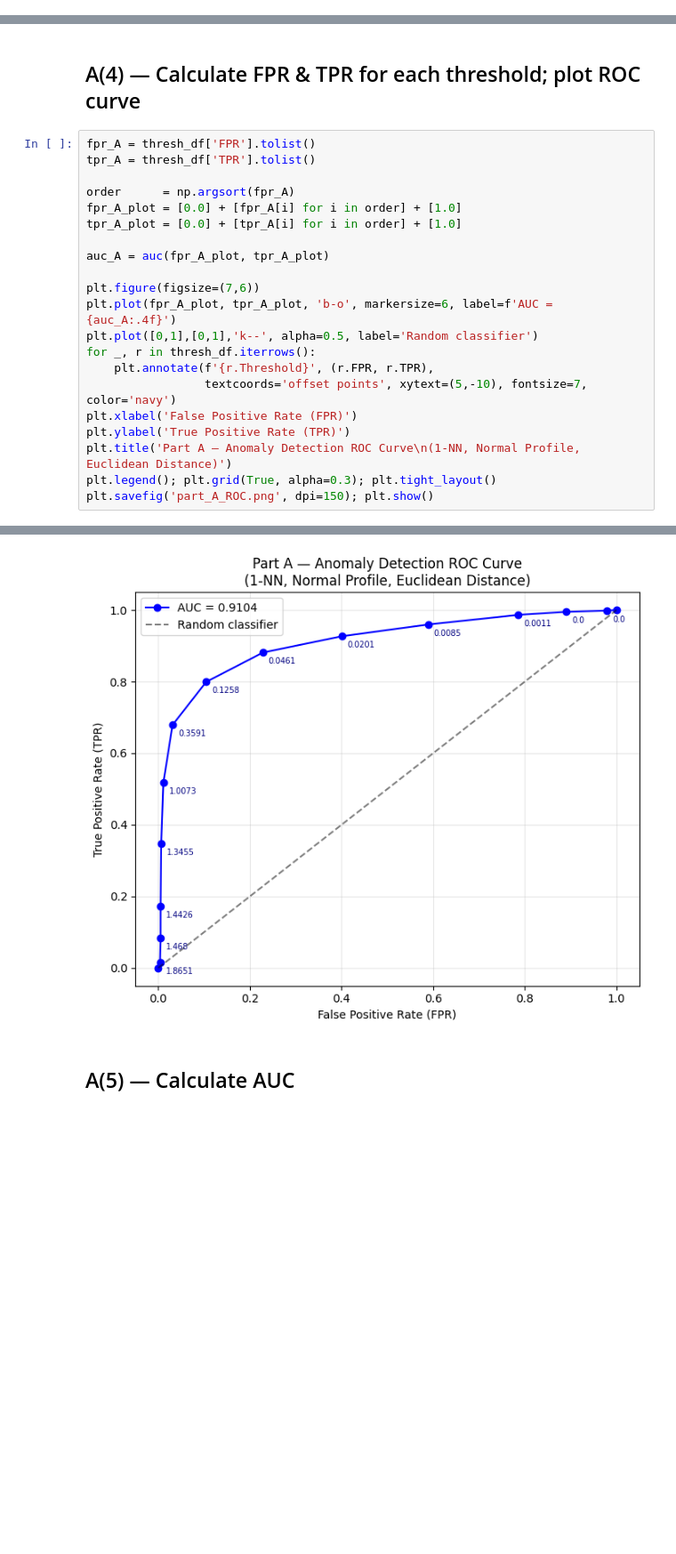
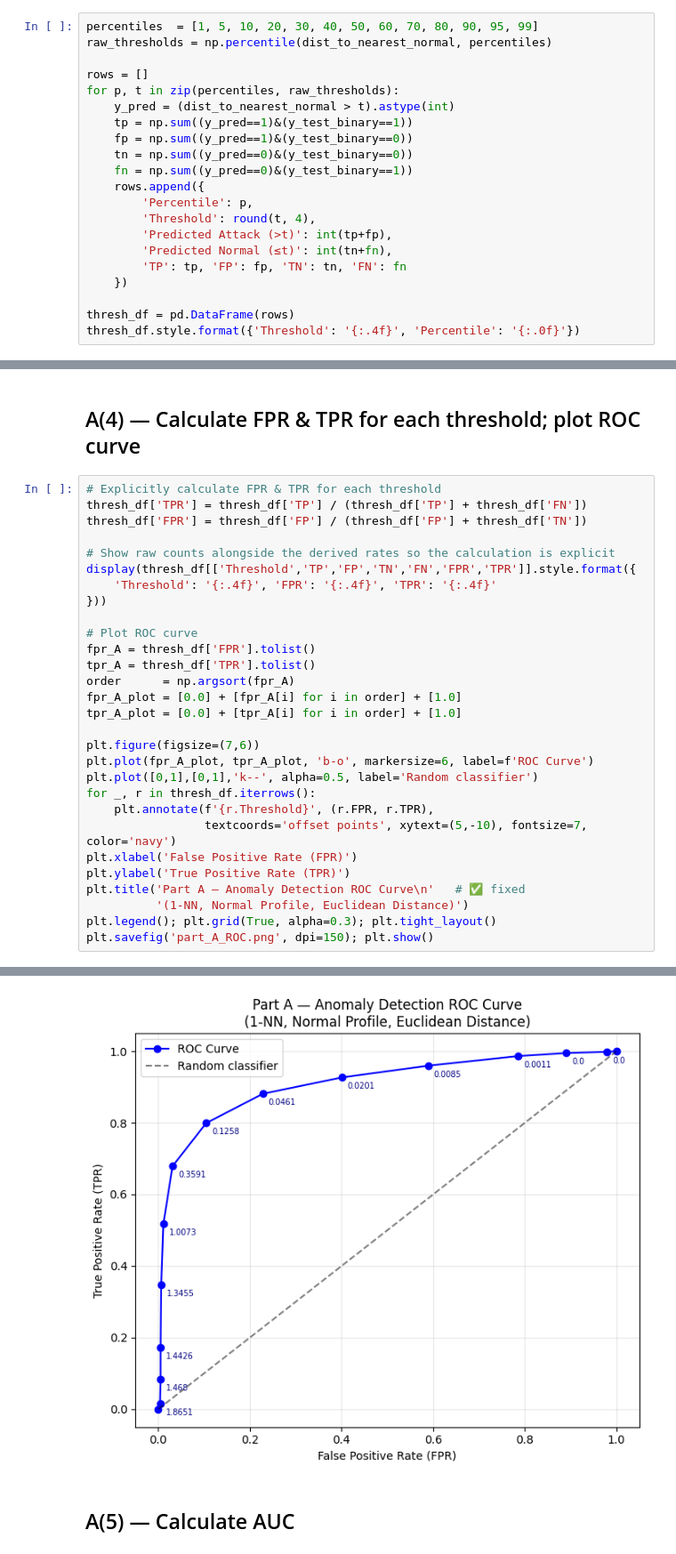
Before and after one commit to debjeet-chak/cid_hw3, a Jupyter notebook: HW3_CID.ipynb, the cells around one changed output, grey strips where cells are left out. Shown at 89% size. Saved outputs shown, nothing was run; the diff lists cells and outputs as text; blank space fills up the shorter version.

```diff
--- a/HW3_CID.ipynb
+++ b/HW3_CID.ipynb
@@ -183,0 +151,21 @@ thresh_df.style.format({'Threshold':'{:.4f}','TPR':'{:.4f}','FPR':'{:.4f}'})
+# %%
+percentiles  = [1, 5, 10, 20, 30, 40, 50, 60, 70, 80, 90, 95, 99]
+raw_thresholds = np.percentile(dist_to_nearest_normal, percentiles)
+
+rows = []
+for p, t in zip(percentiles, raw_thresholds):
+    y_pred = (dist_to_nearest_normal > t).astype(int)
+    tp = np.sum((y_pred==1)&(y_test_binary==1))
+    fp = np.sum((y_pred==1)&(y_test_binary==0))
+    tn = np.sum((y_pred==0)&(y_test_binary==0))
+    fn = np.sum((y_pred==0)&(y_test_binary==1))
+    rows.append({
+        'Percentile': p,
+        'Threshold': round(t, 4),
+        'Predicted Attack (>t)': int(tp+fp),
+        'Predicted Normal (≤t)': int(tn+fn),
+        'TP': tp, 'FP': fp, 'TN': tn, 'FN': fn
+    })
+
+thresh_df = pd.DataFrame(rows)
+thresh_df.style.format({'Threshold': '{:.4f}', 'Percentile': '{:.0f}'})
@@ -184,24 +187,32 @@ thresh_df.style.format({'Threshold':'{:.4f}','TPR':'{:.4f}','FPR':'{:.4f}'})
 # %% [markdown]
 ## A(4) — Calculate FPR & TPR for each threshold; plot ROC curve
 # %%
+# Explicitly calculate FPR & TPR for each threshold
+thresh_df['TPR'] = thresh_df['TP'] / (thresh_df['TP'] + thresh_df['FN'])
+thresh_df['FPR'] = thresh_df['FP'] / (thresh_df['FP'] + thresh_df['TN'])
+
+# Show raw counts alongside the derived rates so the calculation is explicit
+display(thresh_df[['Threshold','TP','FP','TN','FN','FPR','TPR']].style.format({
+    'Threshold': '{:.4f}', 'FPR': '{:.4f}', 'TPR': '{:.4f}'
+}))
+
+# Plot ROC curve
 fpr_A = thresh_df['FPR'].tolist()
 tpr_A = thresh_df['TPR'].tolist()
-
 order      = np.argsort(fpr_A)
 fpr_A_plot = [0.0] + [fpr_A[i] for i in order] + [1.0]
 tpr_A_plot = [0.0] + [tpr_A[i] for i in order] + [1.0]
 
-auc_A = auc(fpr_A_plot, tpr_A_plot)
-
 plt.figure(figsize=(7,6))
-plt.plot(fpr_A_plot, tpr_A_plot, 'b-o', markersize=6, label=f'AUC = {auc_A:.4f}')
+plt.plot(fpr_A_plot, tpr_A_plot, 'b-o', markersize=6, label=f'ROC Curve')
 plt.plot([0,1],[0,1],'k--', alpha=0.5, label='Random classifier')
 for _, r in thresh_df.iterrows():
     plt.annotate(f'{r.Threshold}', (r.FPR, r.TPR),
                  textcoords='offset points', xytext=(5,-10), fontsize=7, color='navy')
 plt.xlabel('False Positive Rate (FPR)')
 plt.ylabel('True Positive Rate (TPR)')
-plt.title('Part A — Anomaly Detection ROC Curve\n(1-NN, Normal Profile, Euclidean Distance)')
+plt.title('Part A — Anomaly Detection ROC Curve\n'   # ✅ fixed
+          '(1-NN, Normal Profile, Euclidean Distance)')
 plt.legend(); plt.grid(True, alpha=0.3); plt.tight_layout()
 plt.savefig('part_A_ROC.png', dpi=150); plt.show()
 # %% [output]
@@ -208,4 +233,4 @@ plt.savefig('part_A_ROC.png', dpi=150); plt.show()
-[figure, old version]
+[figure, new version]
 # %% [markdown]
 ## A(5) — Calculate AUC
 # %%
```
Also changed, not shown: parts of 5 cells of this notebook, 1 other file.
